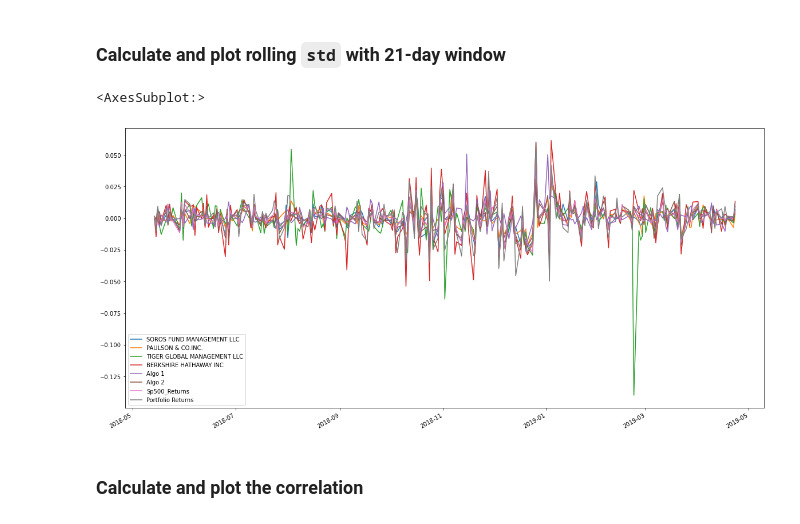
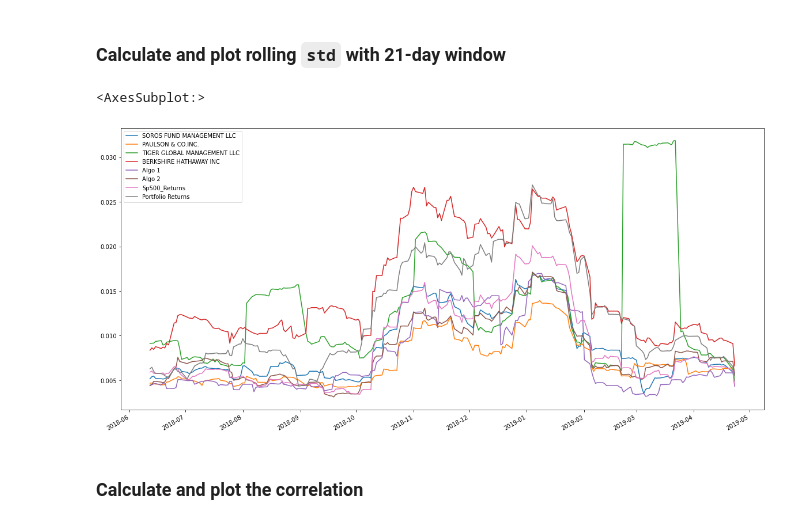
Before and after one commit to Aqui1983/Module_4_challenge, a Jupyter notebook: Module_4_challenge_starter_code/whale_analysis.ipynb, the cells around one changed output. Saved outputs shown, nothing was run; the diff lists cells and outputs as text; code cells hidden in the pictures.

```diff
--- a/Module_4_challenge_starter_code/whale_analysis.ipynb
+++ b/Module_4_challenge_starter_code/whale_analysis.ipynb
@@ -566,12 +566,12 @@ dtype: float64
 # %%
 # Calculate rolling standard deviation
 combined_rolling_std = combined_returns_df.rolling(window=21).std()
 
 # Plot rolling standard deviation
-combined_returns_df.plot(figsize=(20,10))
+combined_rolling_std.plot(figsize=(20,10))
 # %% [output]
 <AxesSubplot:>
-[figure, old version]
+[figure, new version]
 # %% [markdown]
 ### Calculate and plot the correlation
 # %%
```
